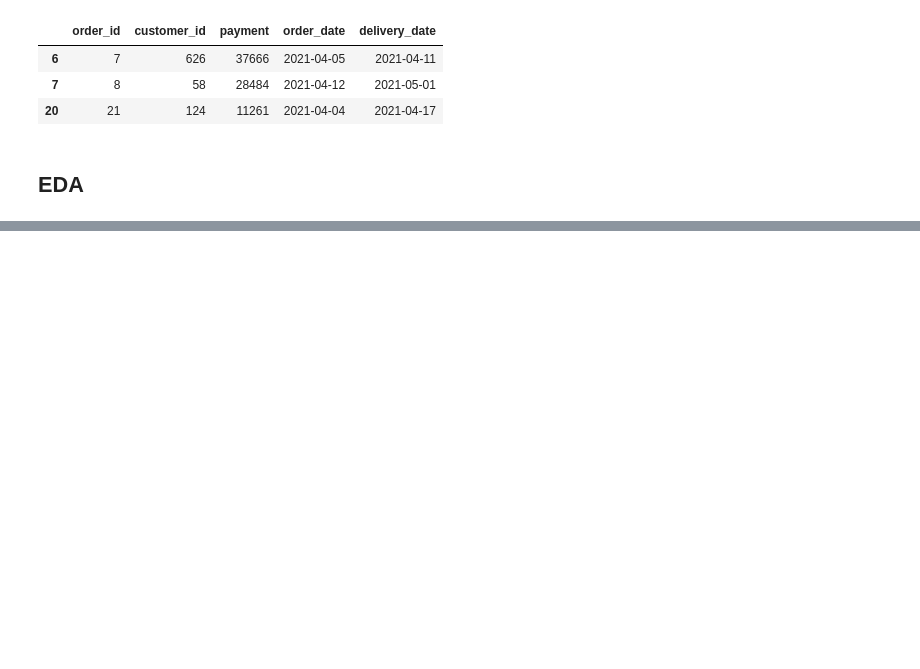
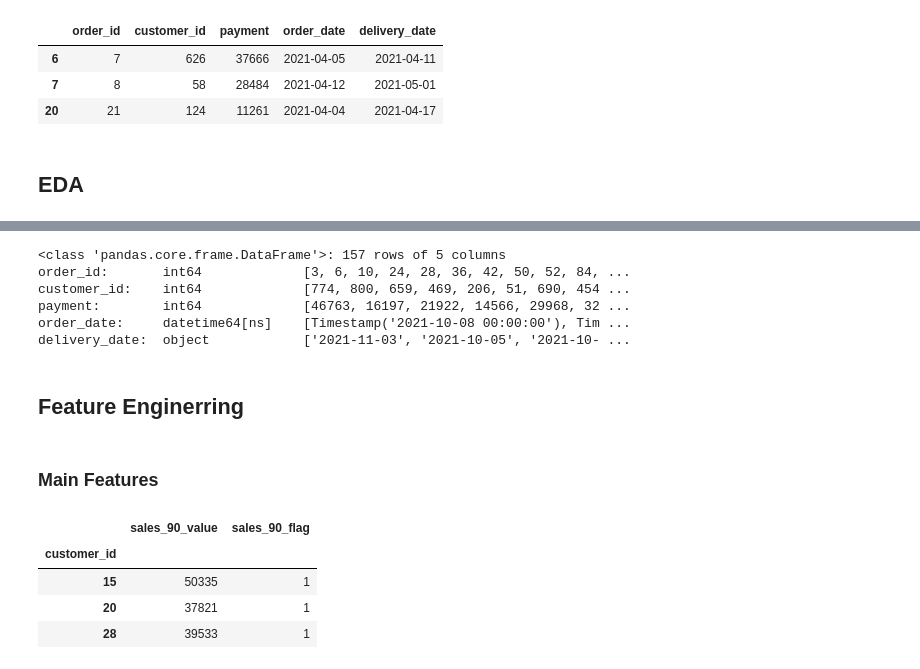
Before and after one commit to zachfreitas/Customer-Lifetime-Value-Techniques, a Jupyter notebook: 03_machine_learning_clv.ipynb, the cells around one changed output, grey strips where cells are left out. Saved outputs shown, nothing was run; the diff lists cells and outputs as text; code cells hidden in the pictures; blank space fills up the shorter version.

```diff
--- a/03_machine_learning_clv.ipynb
+++ b/03_machine_learning_clv.ipynb
@@ -150,0 +151,41 @@ df1.head(3)
+# %%
+# Set Parameters
+n_days = 90
+max_date = df['order_date'].max()
+cutoff = max_date - pd.to_timedelta(n_days, unit='d')
+# %%
+# Train-Test Split
+temporal_in_df = df[df['order_date'] < cutoff]
+
+temporal_out_df = (df[df['order_date'] >= cutoff]
+                   .query('customer_id in @temporal_in_df.customer_id'))
+# %%
+temporal_out_df.glimpse()
+# %% [output]
+<class 'pandas.core.frame.DataFrame'>: 157 rows of 5 columns
+order_id:       int64             [3, 6, 10, 24, 28, 36, 42, 50, 52, 84, ...
+customer_id:    int64             [774, 800, 659, 469, 206, 51, 690, 454 ...
+payment:        int64             [46763, 16197, 21922, 14566, 29968, 32 ...
+order_date:     datetime64[ns]    [Timestamp('2021-10-08 00:00:00'), Tim ...
+delivery_date:  object            ['2021-11-03', '2021-10-05', '2021-10- ...
+# %% [markdown]
+## Feature Enginerring
+# %% [markdown]
+### Main Features
+# %%
+# Make Targets from out data.
+targets_df = (temporal_out_df[['customer_id',
+                               'payment']]
+              .groupby('customer_id')
+              .sum()
+              .rename({'payment':'sales_90_value'}, axis = 1)
+              .assign(sales_90_flag = 1)
+)
+
+targets_df.head(3)
+# %% [output]
+|  | sales_90_value | sales_90_flag |
+| customer_id |  |  |
+| 15 | 50335 | 1 |
+| 20 | 37821 | 1 |
+| 28 | 39533 | 1 |
```
Also changed, not shown: parts of 18 cells of this notebook.
